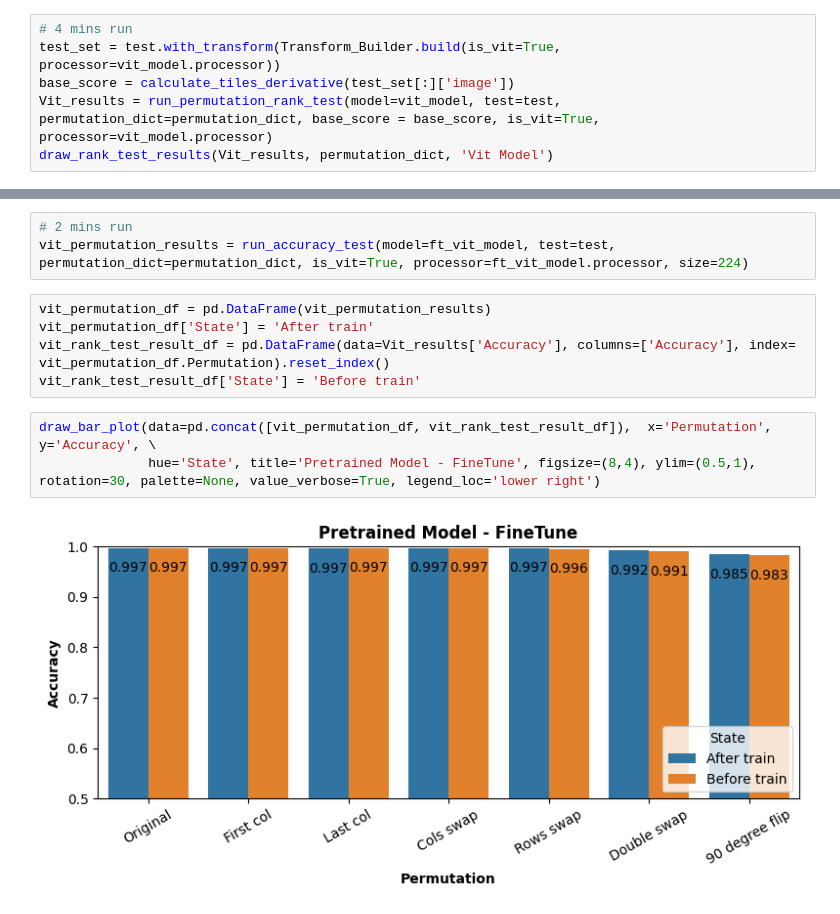
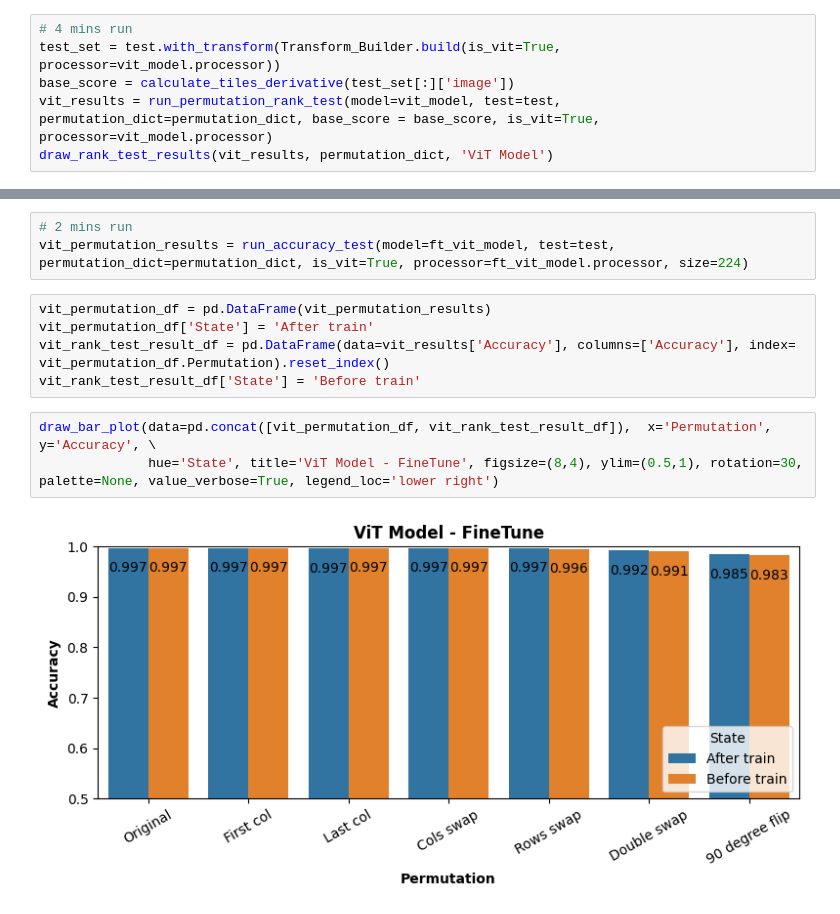
Before and after one commit to itayshap/MLDS-Final-Project, a Jupyter notebook: Final_Project_Permuted Puzzle.ipynb, the cells around one changed output, grey strips where cells are left out. Saved outputs shown, nothing was run; the diff lists cells and outputs as text.

```diff
--- a/Final_Project_Permuted Puzzle.ipynb
+++ b/Final_Project_Permuted Puzzle.ipynb
@@ -132,8 +131,8 @@ draw_rank_test_results(pretrained_results, permutation_dict, 'Pretrained Model')
 # 4 mins run
 test_set = test.with_transform(Transform_Builder.build(is_vit=True, processor=vit_model.processor))
 base_score = calculate_tiles_derivative(test_set[:]['image'])
-Vit_results = run_permutation_rank_test(model=vit_model, test=test, permutation_dict=permutation_dict, base_score = base_score, is_vit=True, processor=vit_model.processor)
-draw_rank_test_results(Vit_results, permutation_dict, 'Vit Model')
+vit_results = run_permutation_rank_test(model=vit_model, test=test, permutation_dict=permutation_dict, base_score = base_score, is_vit=True, processor=vit_model.processor)
+draw_rank_test_results(vit_results, permutation_dict, 'ViT Model')
 # %% [output]
 [figure]
 # %% [markdown]
@@ -286,10 +285,10 @@ vit_permutation_results = run_accuracy_test(model=ft_vit_model, test=test, permu
 # %%
 vit_permutation_df = pd.DataFrame(vit_permutation_results)
 vit_permutation_df['State'] = 'After train'
-vit_rank_test_result_df = pd.DataFrame(data=Vit_results['Accuracy'], columns=['Accuracy'], index= vit_permutation_df.Permutation).reset_index()
+vit_rank_test_result_df = pd.DataFrame(data=vit_results['Accuracy'], columns=['Accuracy'], index= vit_permutation_df.Permutation).reset_index()
 vit_rank_test_result_df['State'] = 'Before train'
 # %%
 draw_bar_plot(data=pd.concat([vit_permutation_df, vit_rank_test_result_df]),  x='Permutation', y='Accuracy', \
-              hue='State', title='Pretrained Model - FineTune', figsize=(8,4), ylim=(0.5,1), rotation=30, palette=None, value_verbose=True, legend_loc='lower right')
+              hue='State', title='ViT Model - FineTune', figsize=(8,4), ylim=(0.5,1), rotation=30, palette=None, value_verbose=True, legend_loc='lower right')
 # %% [output]
-[figure, old version]
+[figure, new version]
```
Also changed, not shown: parts of 7 cells of this notebook.
